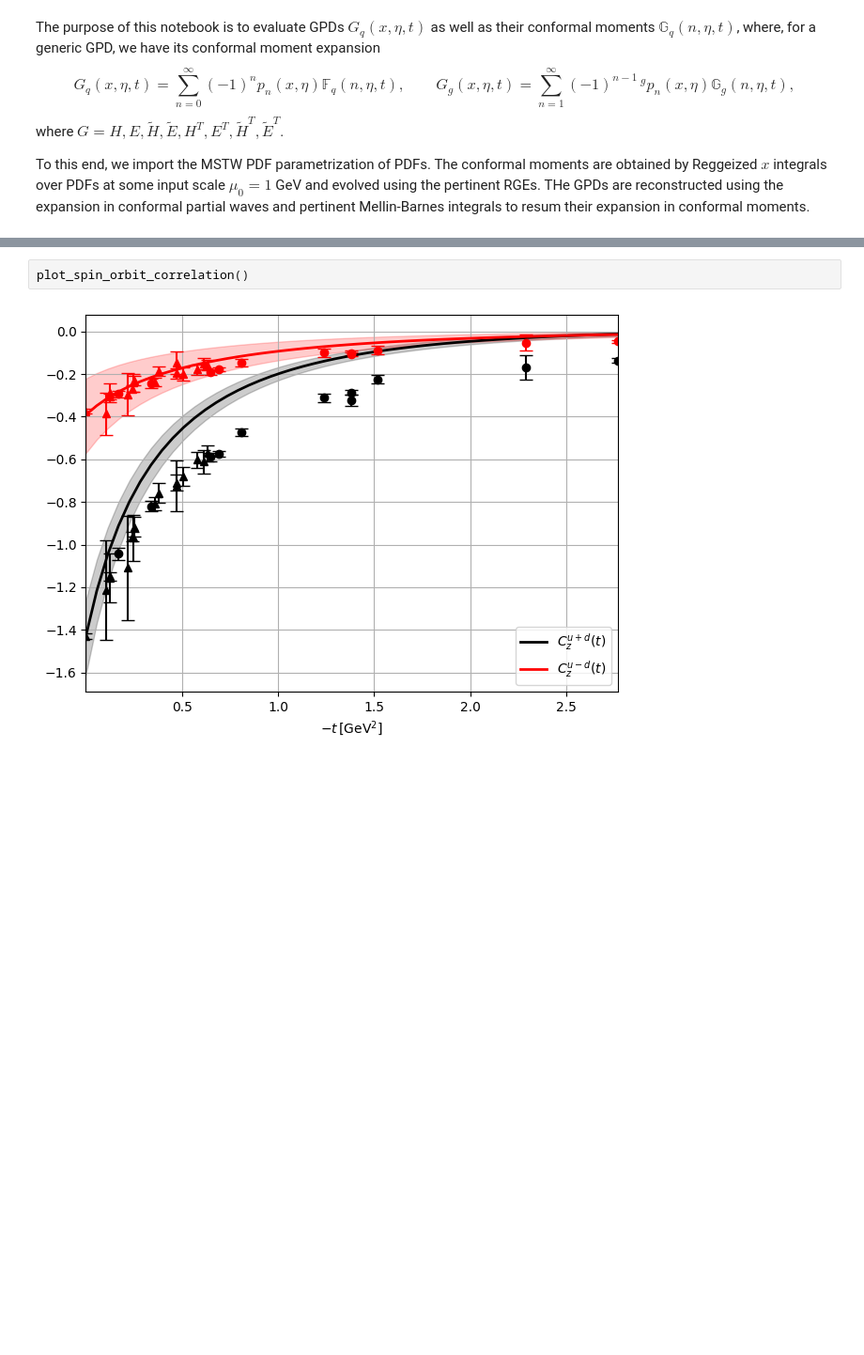
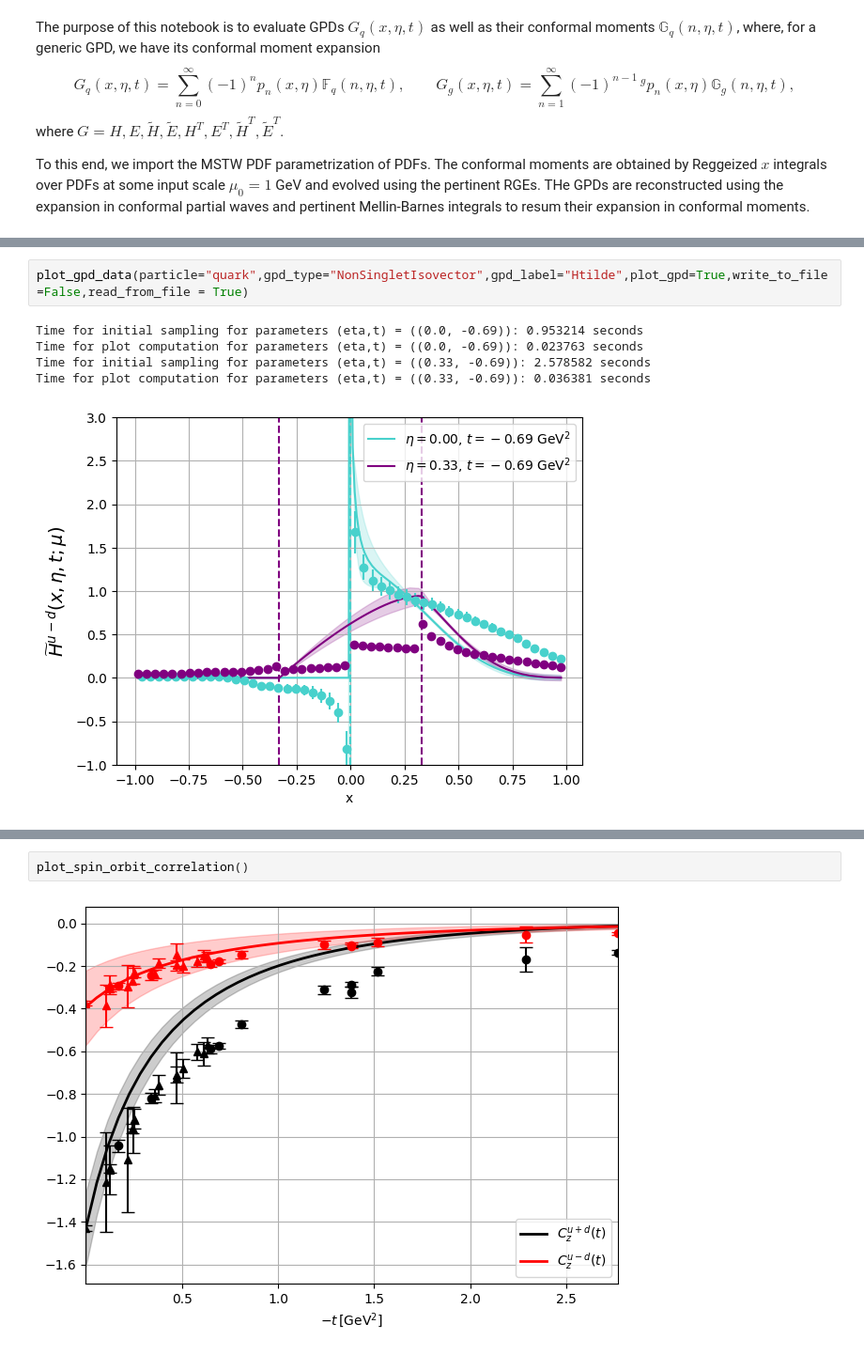
Before and after one commit to HechenMountain/stringy-gpds, a Jupyter notebook: StringBasedGPD.ipynb, the cells around one changed output, grey strips where cells are left out. Shown at 94% size. Cells and saved outputs as stored; diff of their text form; blank space fills up the shorter version.

```diff
--- a/StringBasedGPD.ipynb
+++ b/StringBasedGPD.ipynb
@@ -46,3 +44,11 @@ from stringy_gpds import (
 )
 # Set display options
 np.set_printoptions(linewidth=200)
+# %%
+plot_gpd_data(particle="quark",gpd_type="NonSingletIsovector",gpd_label="Htilde",plot_gpd=True,write_to_file=False,read_from_file = True)
+# %% [output]
+Time for initial sampling for parameters (eta,t) = ((0.0, -0.69)): 0.953214 seconds
+Time for plot computation for parameters (eta,t) = ((0.0, -0.69)): 0.023763 seconds
+Time for initial sampling for parameters (eta,t) = ((0.33, -0.69)): 2.578582 seconds
+Time for plot computation for parameters (eta,t) = ((0.33, -0.69)): 0.036381 seconds
+[figure, added]
```
Also changed, not shown: parts of 7 cells of this notebook, 1 other file.
